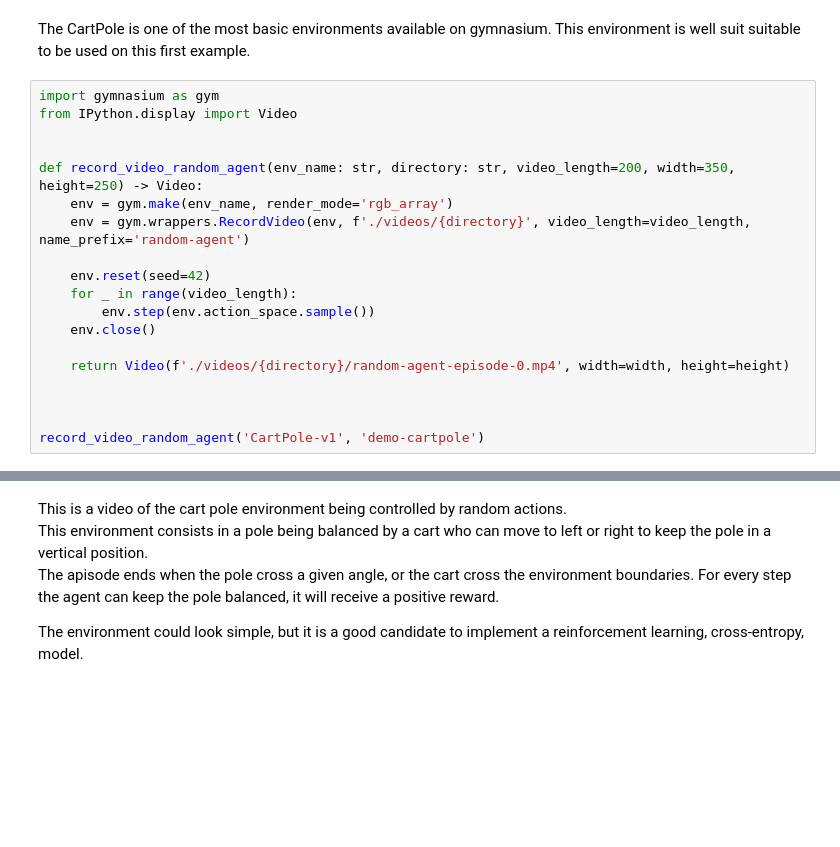
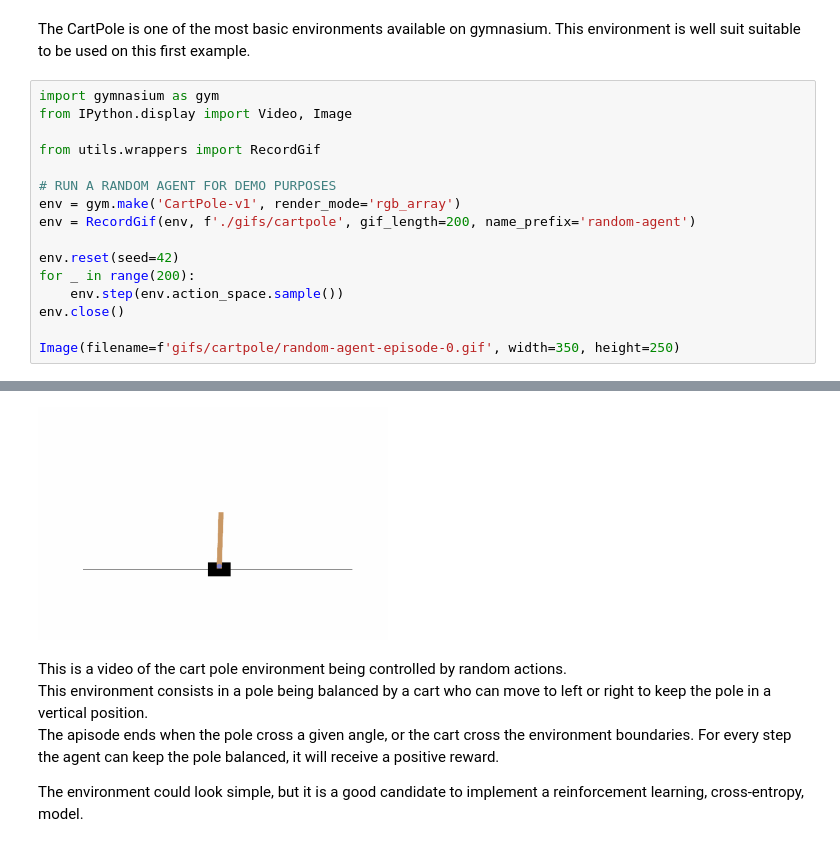
Before and after one commit to JonhatanHaisi/reinforcement-learning-study, a Jupyter notebook: notebooks/001 - Cross-Entropy method on CartPole.ipynb, the cells around one changed output, grey strips where cells are left out. Cells and saved outputs as stored; diff of their text form; blank space fills up the shorter version.

Commit message:
I did change the script to record the episodes as gifs instead videos. I hope it will render better than the videos on github (github is just not rendering videos ¬¬)

```diff
--- a/notebooks/001 - Cross-Entropy method on CartPole.ipynb
+++ b/notebooks/001 - Cross-Entropy method on CartPole.ipynb
@@ -103,21 +103,18 @@ from pathlib import Path
 The CartPole is one of the most basic environments available on gymnasium. This environment is well suit suitable to be used on this first example.
 # %%
 import gymnasium as gym
-from IPython.display import Video
+from IPython.display import Video, Image
 
+from utils.wrappers import RecordGif
 
-def record_video_random_agent(env_name: str, directory: str, video_length=200, width=350, height=250) -> Video:
-    env = gym.make(env_name, render_mode='rgb_array')
-    env = gym.wrappers.RecordVideo(env, f'./videos/{directory}', video_length=video_length, name_prefix='random-agent')
+# RUN A RANDOM AGENT FOR DEMO PURPOSES
+env = gym.make('CartPole-v1', render_mode='rgb_array')
+env = RecordGif(env, f'./gifs/cartpole', gif_length=200, name_prefix='random-agent')
 
-    env.reset(seed=42)
-    for _ in range(video_length):
-        env.step(env.action_space.sample())
-    env.close()
+env.reset(seed=42)
+for _ in range(200):
+    env.step(env.action_space.sample())
+env.close()
 
-    return Video(f'./videos/{directory}/random-agent-episode-0.mp4', width=width, height=height)
-
-
-
-record_video_random_agent('CartPole-v1', 'demo-cartpole')
+Image(filename=f'gifs/cartpole/random-agent-episode-0.gif', width=350, height=250)
 # %% [output]
@@ -125,3 +121,4 @@ record_video_random_agent('CartPole-v1', 'demo-cartpole')
+[figure, added]
 # %% [markdown]
 This is a video of the cart pole environment being controlled by random actions.<br>
 This environment consists in a pole being balanced by a cart who can move to left or right to keep the pole in a vertical position.<br>
```
Also changed, not shown: parts of 4 cells of this notebook, 24 other files.
